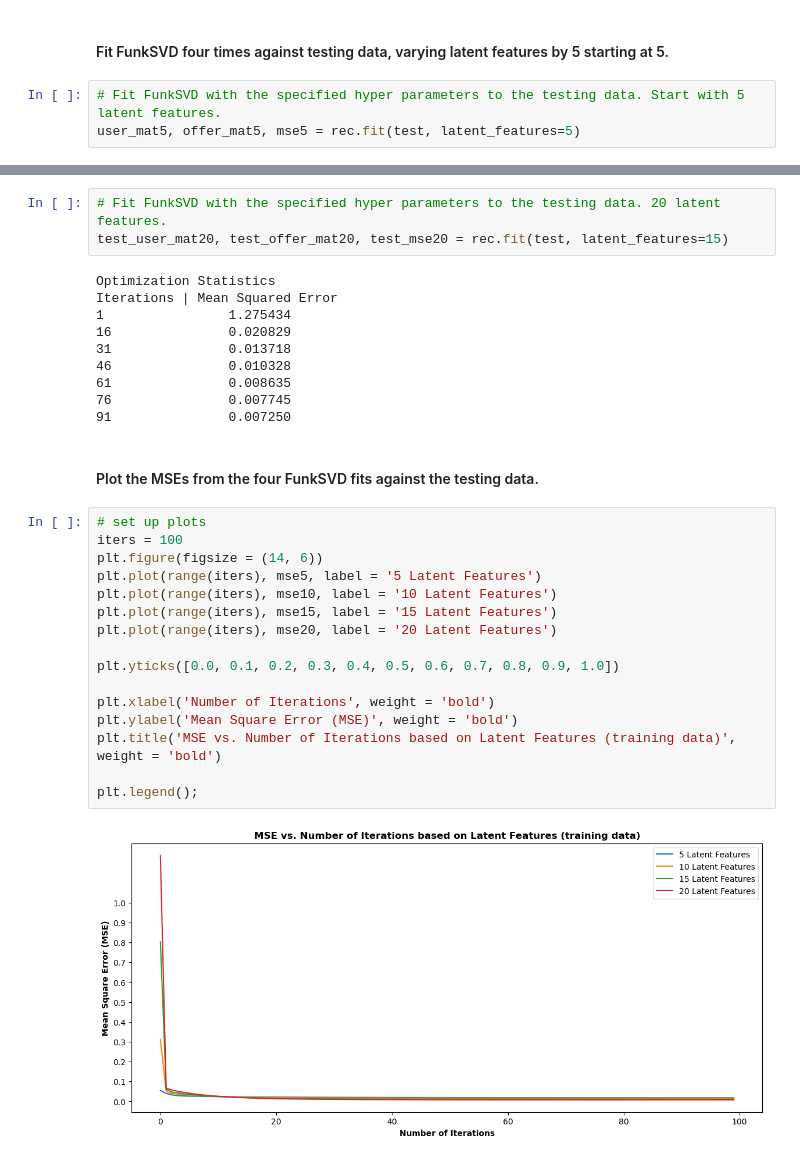
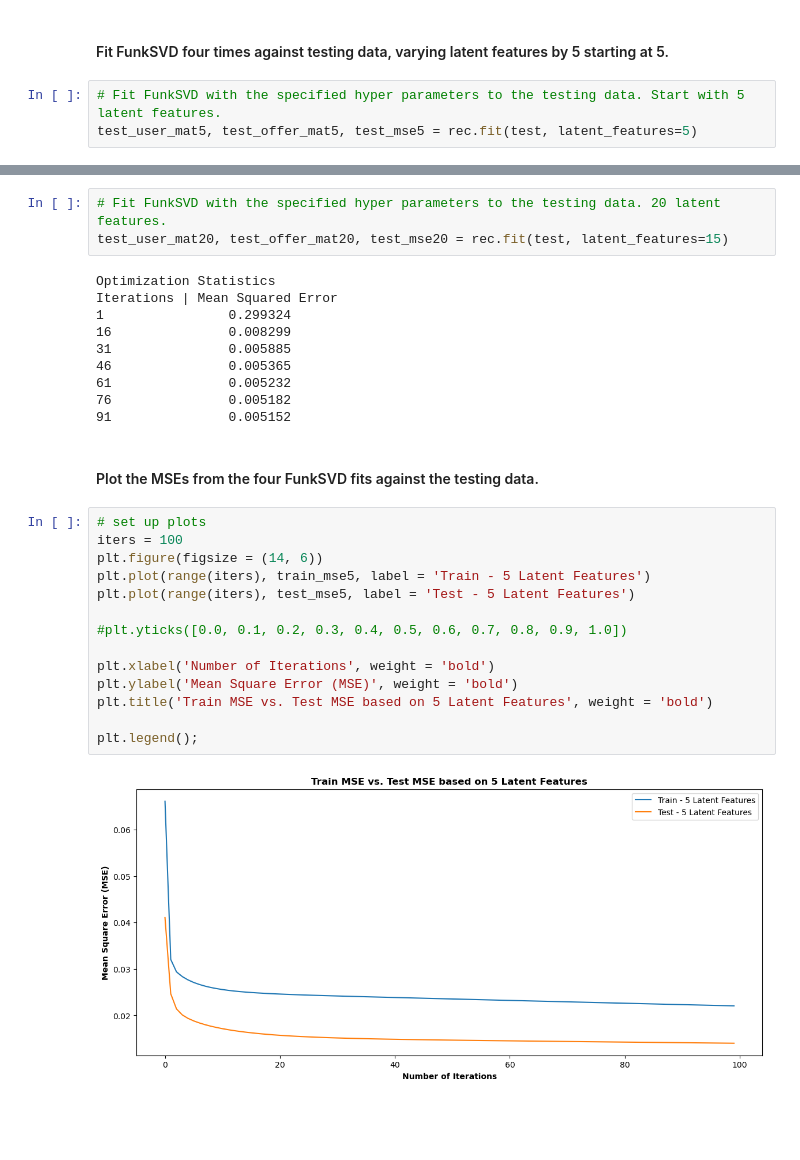
Before and after one commit to mmascaro864/capstone, a Jupyter notebook: starbucks_capstone.ipynb, the cells around one changed output, grey strips where cells are left out. Cells and saved outputs as stored; diff of their text form; blank space fills up the shorter version.

```diff
--- a/starbucks_capstone.ipynb
+++ b/starbucks_capstone.ipynb
@@ -959,7 +899,7 @@ val_user_np = np.array(val_user_item)
 #### Fit FunkSVD four times against testing data, varying latent features by 5 starting at 5.
 # %%
 # Fit FunkSVD with the specified hyper parameters to the testing data. Start with 5 latent features.
-user_mat5, offer_mat5, mse5 = rec.fit(test, latent_features=5)
+test_user_mat5, test_offer_mat5, test_mse5 = rec.fit(test, latent_features=5)
 # %% [output]
 Optimization Statistics
 Iterations | Mean Squared Error
@@ -1002,30 +942,28 @@ test_user_mat20, test_offer_mat20, test_mse20 = rec.fit(test, latent_features=15
 # %% [output]
 Optimization Statistics
 Iterations | Mean Squared Error
-1                1.275434
-16               0.020829
-31               0.013718
-46               0.010328
-61               0.008635
-76               0.007745
-91               0.007250
+1                0.299324
+16               0.008299
+31               0.005885
+46               0.005365
+61               0.005232
+76               0.005182
+91               0.005152
 # %% [markdown]
 #### Plot the MSEs from the four FunkSVD fits against the testing data.
 # %%
 # set up plots
 iters = 100
 plt.figure(figsize = (14, 6))
-plt.plot(range(iters), mse5, label = '5 Latent Features')
-plt.plot(range(iters), mse10, label = '10 Latent Features')
-plt.plot(range(iters), mse15, label = '15 Latent Features')
-plt.plot(range(iters), mse20, label = '20 Latent Features')
+plt.plot(range(iters), train_mse5, label = 'Train - 5 Latent Features')
+plt.plot(range(iters), test_mse5, label = 'Test - 5 Latent Features')
 
-plt.yticks([0.0, 0.1, 0.2, 0.3, 0.4, 0.5, 0.6, 0.7, 0.8, 0.9, 1.0])
+#plt.yticks([0.0, 0.1, 0.2, 0.3, 0.4, 0.5, 0.6, 0.7, 0.8, 0.9, 1.0])
 
 plt.xlabel('Number of Iterations', weight = 'bold')
 plt.ylabel('Mean Square Error (MSE)', weight = 'bold')
-plt.title('MSE vs. Number of Iterations based on Latent Features (training data)', weight = 'bold')
+plt.title('Train MSE vs. Test MSE based on 5 Latent Features', weight = 'bold')
 
 plt.legend();
 # %% [output]
-[figure, old version]
+[figure, new version]
```
Also changed, not shown: parts of 28 cells of this notebook.
